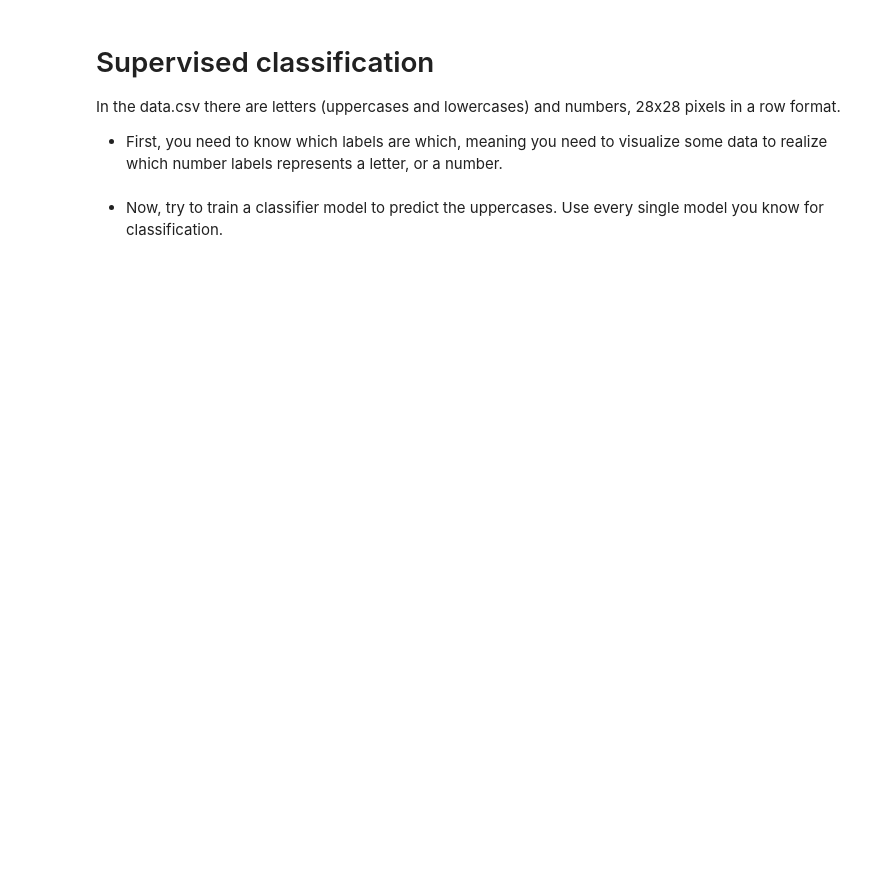
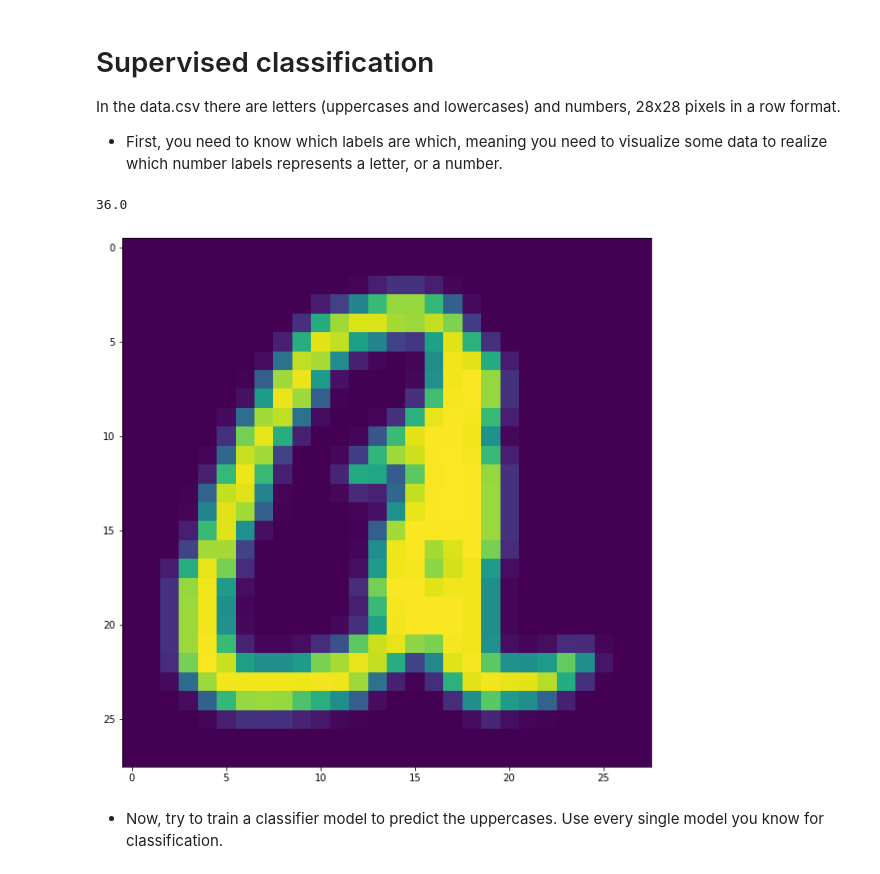
Before and after one commit to ta-data-mexpt/lab-supervised-classification, a Jupyter notebook: SupervisedClassification.ipynb, the cells around one changed output. Drawn from its saved outputs; the diff is of its cells as text; code cells hidden in the pictures; blank space fills up the shorter version.

```diff
--- a/SupervisedClassification.ipynb
+++ b/SupervisedClassification.ipynb
@@ -18,6 +17,17 @@ y=df['e']
 # %%
 X=np.array(X)
 y=np.array(y)
+# %%
+X_imagenes=X.reshape(X.shape[0],28,28)
+# %%
+#Labels: 1-9->1-9, 10-35->A-Z, 36-61->a-z
+i=0
+plt.figure(figsize=(10,10))
+print(y[i])
+plt.imshow(X_imagenes[i]);
+# %% [output]
+36.0
+[figure, added]
 # %% [markdown]
 * Now, try to train a classifier model to predict the uppercases. Use every single model you know for classification.
 # %%
```
Also changed, not shown: parts of 17 cells of this notebook.
